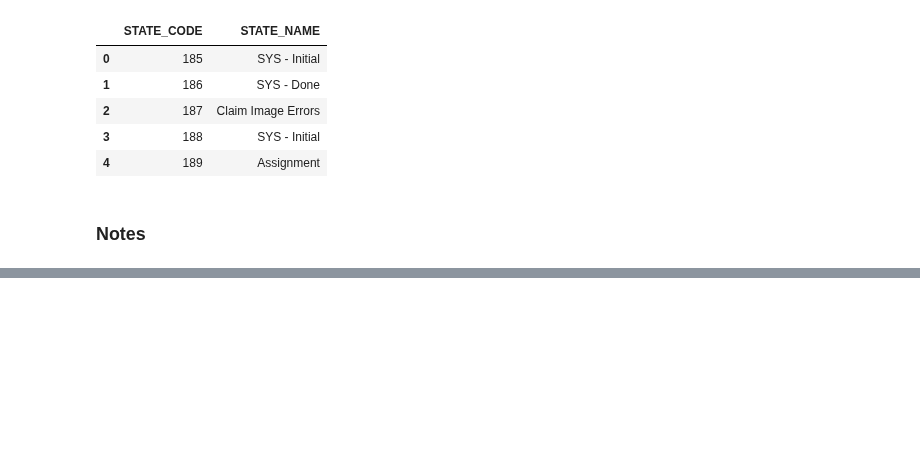
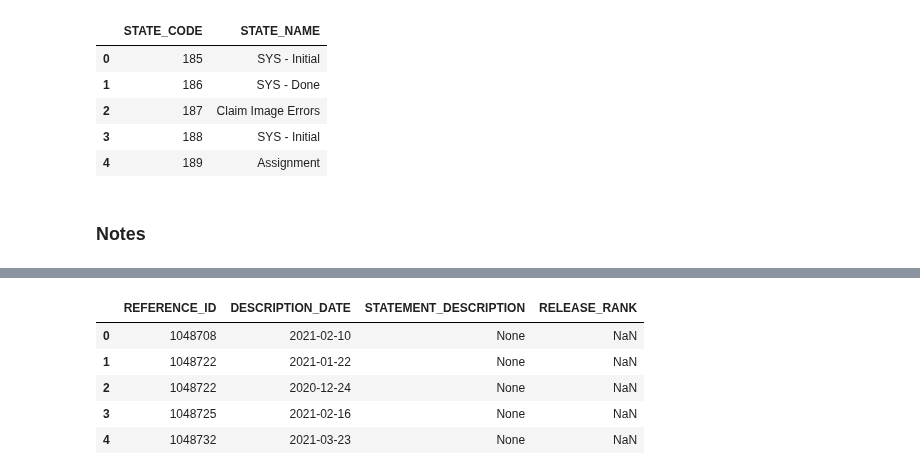
Before and after one commit to cpassorelli/call-reports, a Jupyter notebook: ipython/requests-data-warehouse-integration-silver.ipynb, the cells around one changed output, grey strips where cells are left out. Saved outputs shown, nothing was run; the diff lists cells and outputs as text; code cells hidden in the pictures; blank space fills up the shorter version.

```diff
--- a/ipython/requests-data-warehouse-integration-silver.ipynb
+++ b/ipython/requests-data-warehouse-integration-silver.ipynb
@@ -244,9 +334,6 @@ Wall time: 434 ms
 | 4 | 189 | Assignment |
 # %% [markdown]
 ### Notes
-# %%
-path = os.path.join(BRONZE, 'Notes')
-notes = spark.read.parquet(path)
 # %%
 %%time
 from pyspark.sql import Window
@@ -262,10 +349,10 @@ case = when(condition, window)
 path = os.path.join(SILVER, 'descriptions')
 
 (
-    notes
+    spark.read.parquet(os.path.join(BRONZE, 'Notes'))
     .join(
         requests,
-        on=requests['ReferenceNumber'] == notes['STID'],
+        on=requests['REFERENCE_ID'] == notes['STID'],
         how='left_semi'
     )
     .withColumn('_length', column)
@@ -285,3 +372,4 @@ path = os.path.join(SILVER, 'descriptions')
 
 descriptions = spark.read.parquet(path)
 descriptions.limit(5).toPandas()
+# %% [output]
@@ -287,0 +378,6 @@ descriptions.limit(5).toPandas()
+|  | REFERENCE_ID | DESCRIPTION_DATE | STATEMENT_DESCRIPTION | RELEASE_RANK |
+| 0 | 1048708 | 2021-02-10 | None | NaN |
+| 1 | 1048722 | 2021-01-22 | None | NaN |
+| 2 | 1048722 | 2020-12-24 | None | NaN |
+| 3 | 1048725 | 2021-02-16 | None | NaN |
+| 4 | 1048732 | 2021-03-23 | None | NaN |
```
Also changed, not shown: parts of 8 cells of this notebook, 1 other file.
